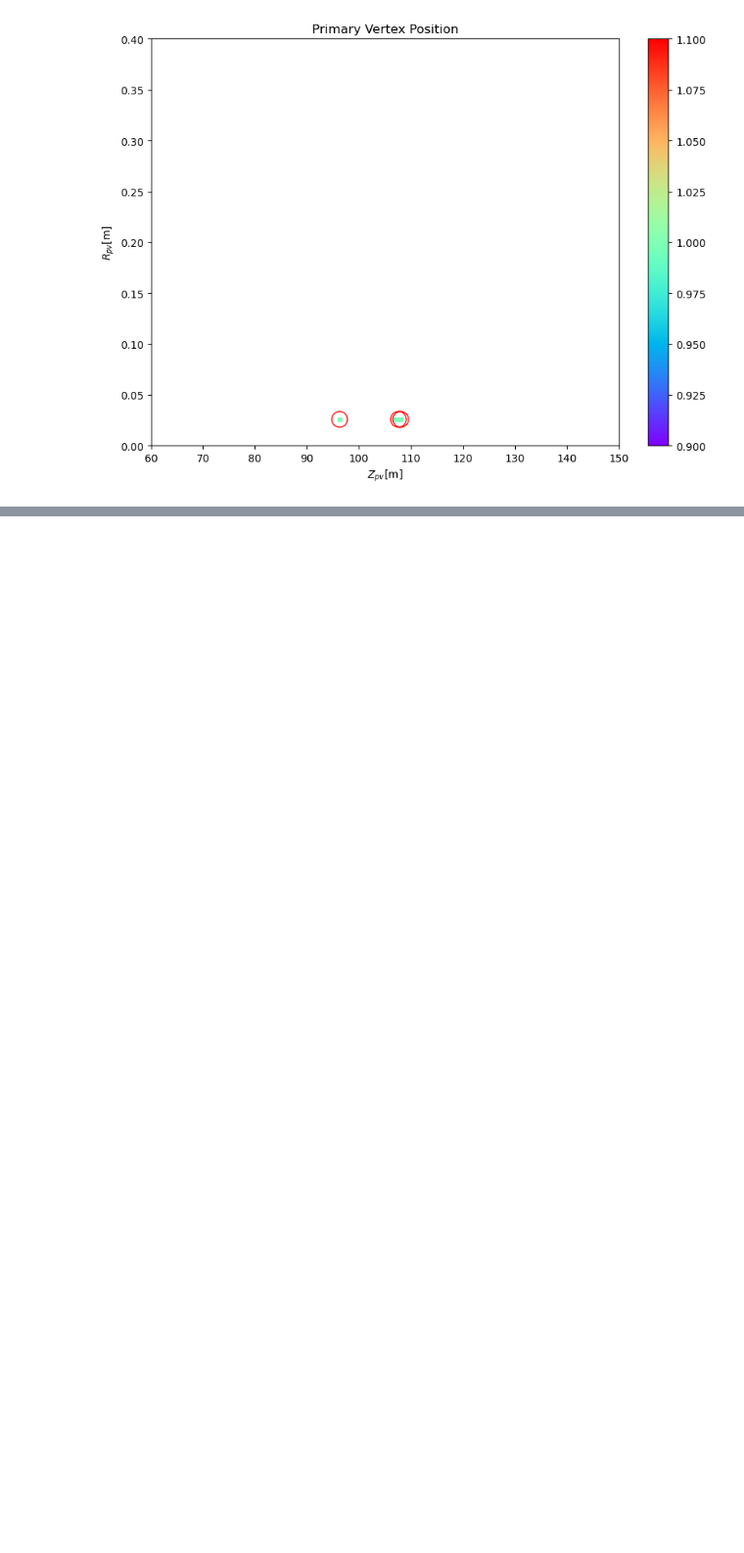
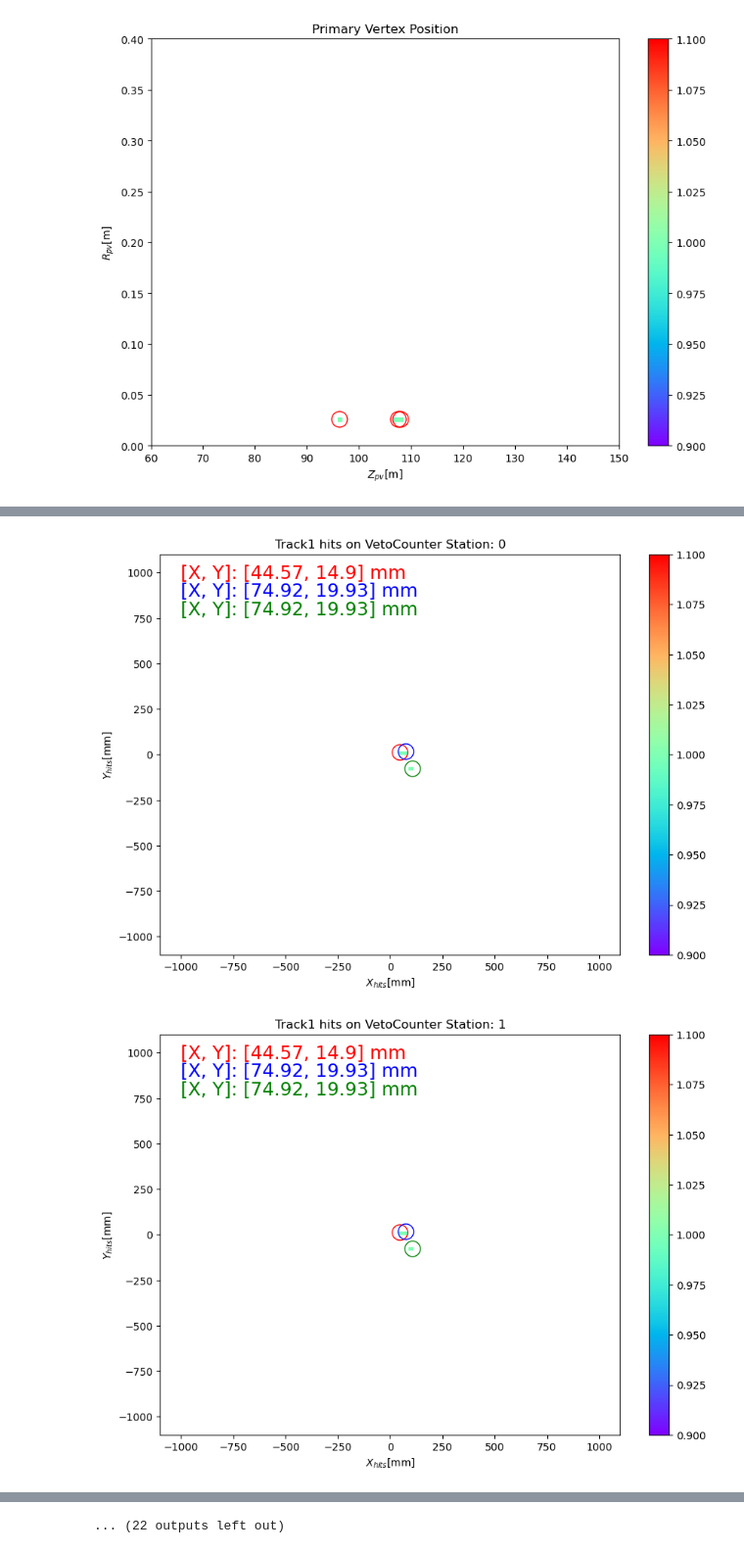
Before and after one commit to slezki/CheckForKs2PiPi, a Jupyter notebook: Ks2pipi_withProb.ipynb, the cells around one changed output, grey strips where cells are left out. Shown at 98% size. Cells and saved outputs as stored; diff of their text form; code cells hidden in the pictures; blank space fills up the shorter version.

```diff
--- a/Ks2pipi_withProb.ipynb
+++ b/Ks2pipi_withProb.ipynb
@@ -579,0 +598,23 @@ data_pipi_FV_overall[['dipi_M','dipi_p','PV_R','PV_Z','SV_R','SV_Z','pi1_ANTI0_X
+# %%
+detList = ['VetoCounter','GTK3','CHANTIf','CHANTIb','ANTI0','Straw','CHOD','NewCHOD','ZLKr','MUV']
+for i in range(len(detList)):
+    #print(detList[i])
+    for j in range(2):
+        if detList[i] == 'VetoCounter':
+            for iVC in range(3):
+                brS = 'Track'+str(j+1)+'_pos'+detList[i]+str(iVC)
+                detHitsPlots(detList[i],brS,iVC)
+        elif detList[i] == 'Straw':
+            for iStraw in range(4):
+                brS = 'Track'+str(j+1)+'_pos'+detList[i]+str(iStraw)
+                detHitsPlots(detList[i],brS,iStraw)
+        elif detList[i] == 'MUV':
+            for iMUV in range(1,4):
+                brS = 'Track'+str(j+1)+'_pos'+detList[i]+str(iMUV)
+                detHitsPlots(detList[i],brS,iMUV)
+        else:
+            brS = 'Track'+str(j+1)+'_pos'+detList[i]
+            detHitsPlots(detList[i],brS)
+# %% [output]
+[figure, added]
+[figure, added]
@@ -579,0 +631 @@ data_pipi_FV_overall[['dipi_M','dipi_p','PV_R','PV_Z','SV_R','SV_Z','pi1_ANTI0_X
+... (22 outputs left out)
```
Also changed, not shown: parts of 8 cells of this notebook, 1 other file.
